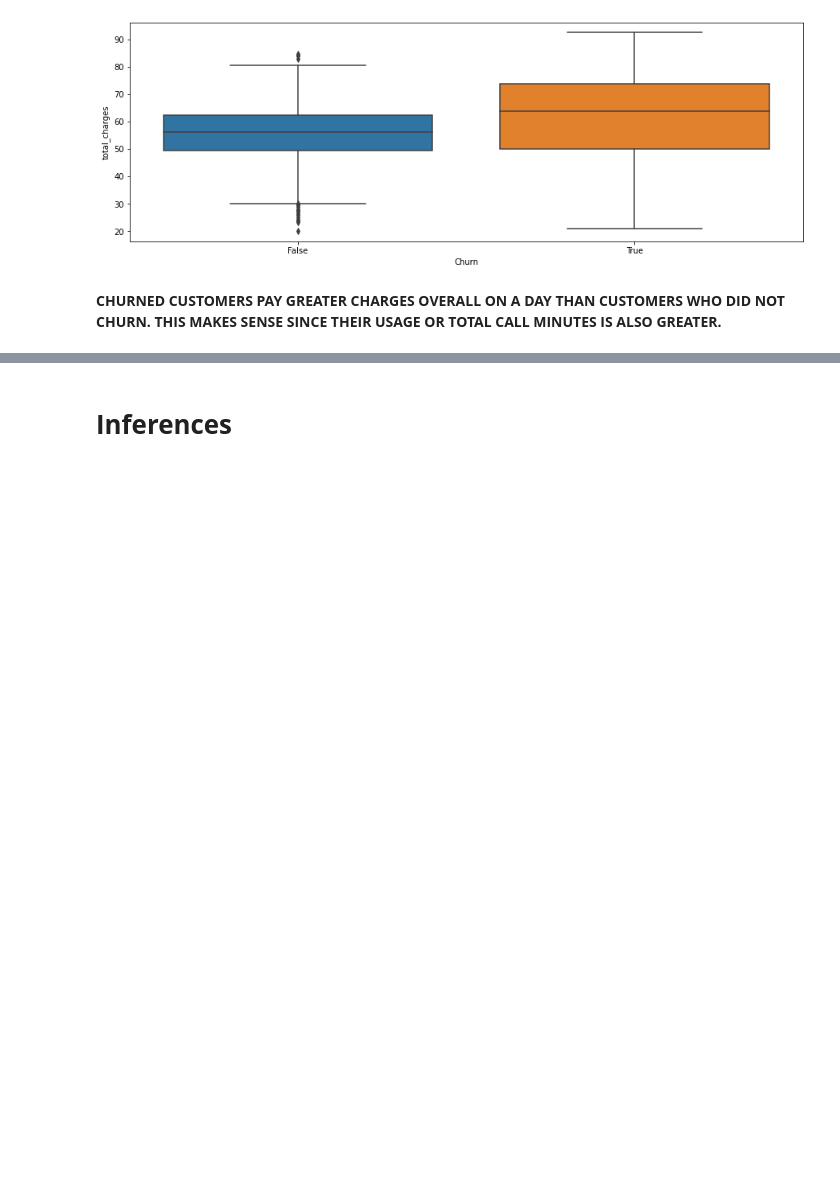
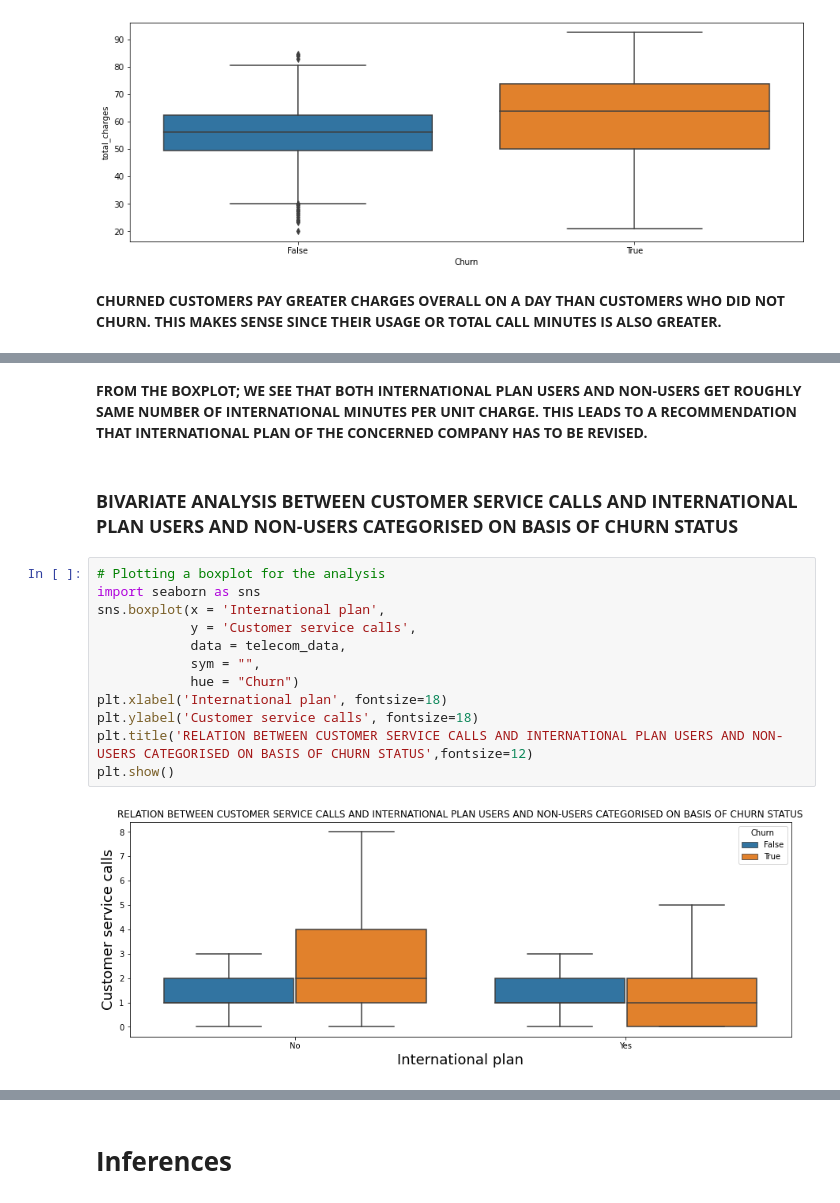
Before and after one commit to sanjogmish/Telecom_Churn_Analysis, a Jupyter notebook: Telecom_Churn_Analysis_Team_Notebook2_Capstone_Project.ipynb, the cells around one changed output, grey strips where cells are left out. Saved outputs shown, nothing was run; the diff lists cells and outputs as text; blank space fills up the shorter version.

```diff
--- a/Telecom_Churn_Analysis_Team_Notebook2_Capstone_Project.ipynb
+++ b/Telecom_Churn_Analysis_Team_Notebook2_Capstone_Project.ipynb
@@ -1135,0 +1149,18 @@ sns.boxplot(x="Churn", y="total_charges", data=telecom_data)
+# %% [markdown]
+**FROM THE BOXPLOT; WE SEE THAT BOTH INTERNATIONAL PLAN USERS AND NON-USERS GET ROUGHLY SAME NUMBER OF INTERNATIONAL MINUTES PER UNIT CHARGE. THIS LEADS TO A RECOMMENDATION THAT INTERNATIONAL PLAN OF THE CONCERNED COMPANY HAS TO BE REVISED.**
+# %% [markdown]
+### **BIVARIATE ANALYSIS BETWEEN CUSTOMER SERVICE CALLS AND INTERNATIONAL PLAN USERS AND NON-USERS CATEGORISED ON BASIS OF CHURN STATUS**
+# %%
+# Plotting a boxplot for the analysis
+import seaborn as sns
+sns.boxplot(x = 'International plan',
+            y = 'Customer service calls',
+            data = telecom_data,
+            sym = "",
+            hue = "Churn")
+plt.xlabel('International plan', fontsize=18)
+plt.ylabel('Customer service calls', fontsize=18)
+plt.title('RELATION BETWEEN CUSTOMER SERVICE CALLS AND INTERNATIONAL PLAN USERS AND NON-USERS CATEGORISED ON BASIS OF CHURN STATUS',fontsize=12)
+plt.show()
+# %% [output]
+[figure, added]
```
Also changed, not shown: parts of 18 cells of this notebook.
